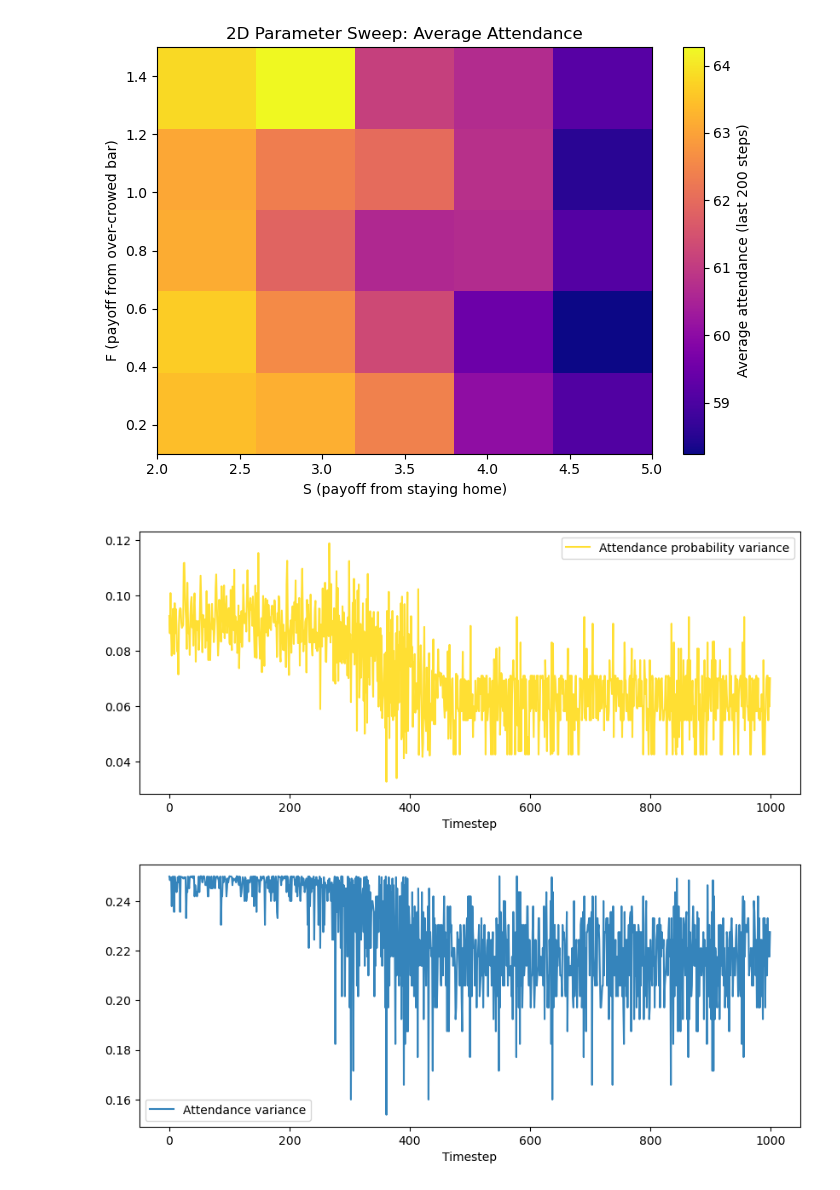
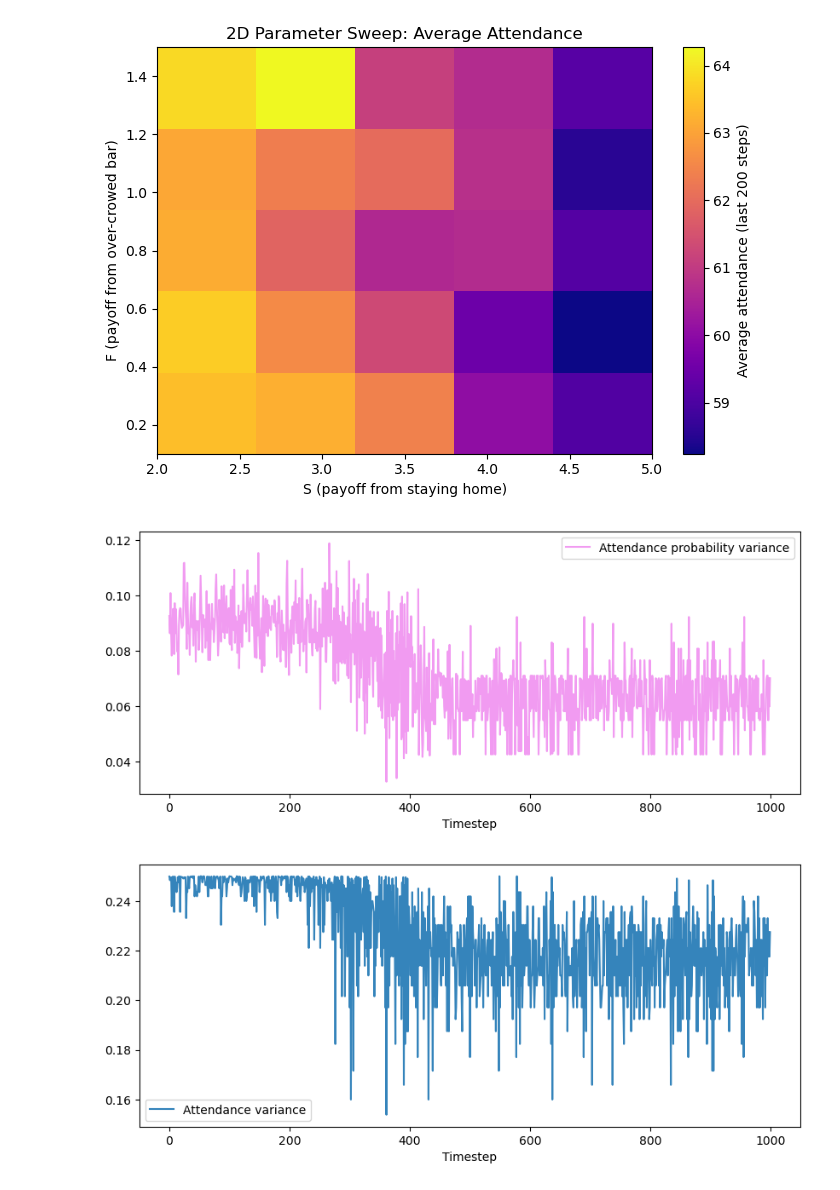
Before and after one commit to DragonsAreFuckingCool/discrete-probability-multi-agent-reinforcement-learning, a Jupyter notebook: IndividualPunishment.ipynb, the cells around one changed output. Drawn from its saved outputs; the diff is of its cells as text; code cells hidden in the pictures.

```diff
--- a/IndividualPunishment.ipynb
+++ b/IndividualPunishment.ipynb
@@ -934,18 +936,18 @@ Running S=5.000, F=1.500
 # %%
 t = np.arange(len(res["p_var"]))
 
 plt.figure(figsize=(10,4))
-plt.plot(t, res["p_var"], color = "gold", label="Attendance probability variance", alpha=0.8)
+plt.plot(t, res["p_var"], color = "violet", label="Attendance probability variance", alpha=0.8)
 plt.xlabel("Timestep")
 plt.legend()
 plt.show()
 
 
 plt.figure(figsize=(10,4))
 plt.plot(t, res["attendance_var_ts"], label="Attendance variance", alpha=0.9)
 plt.xlabel("Timestep")
 plt.legend()
 plt.show()
 # %% [output]
-[figure, old version]
+[figure, new version]
 [figure]
```
Also changed, not shown: parts of 3 cells of this notebook, 3 other files.
